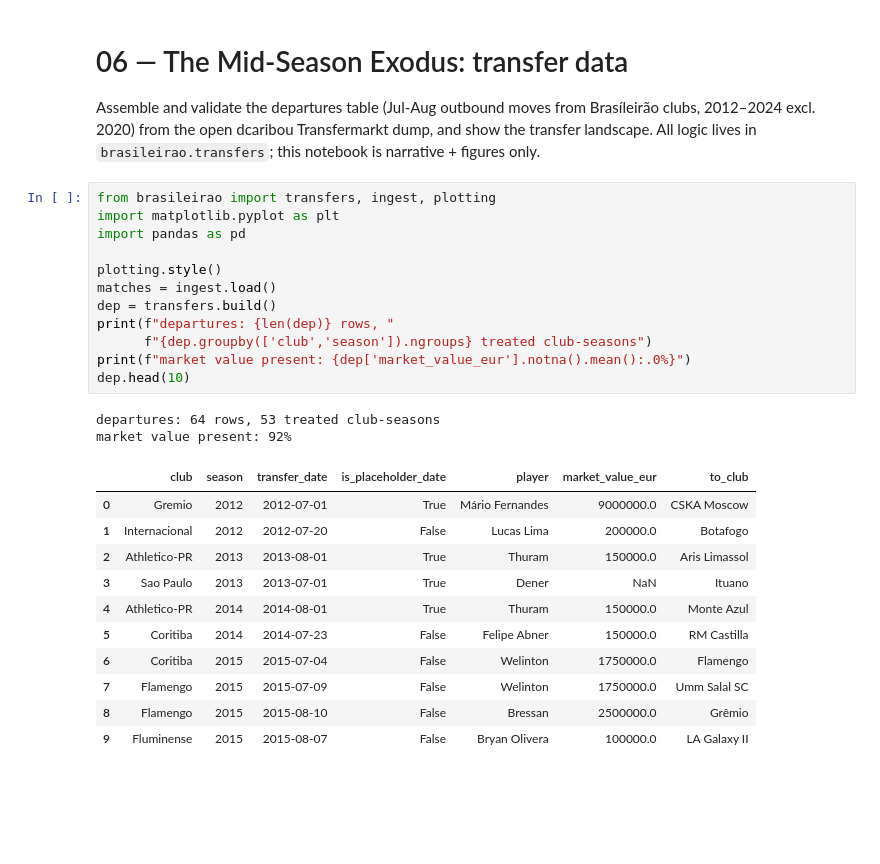
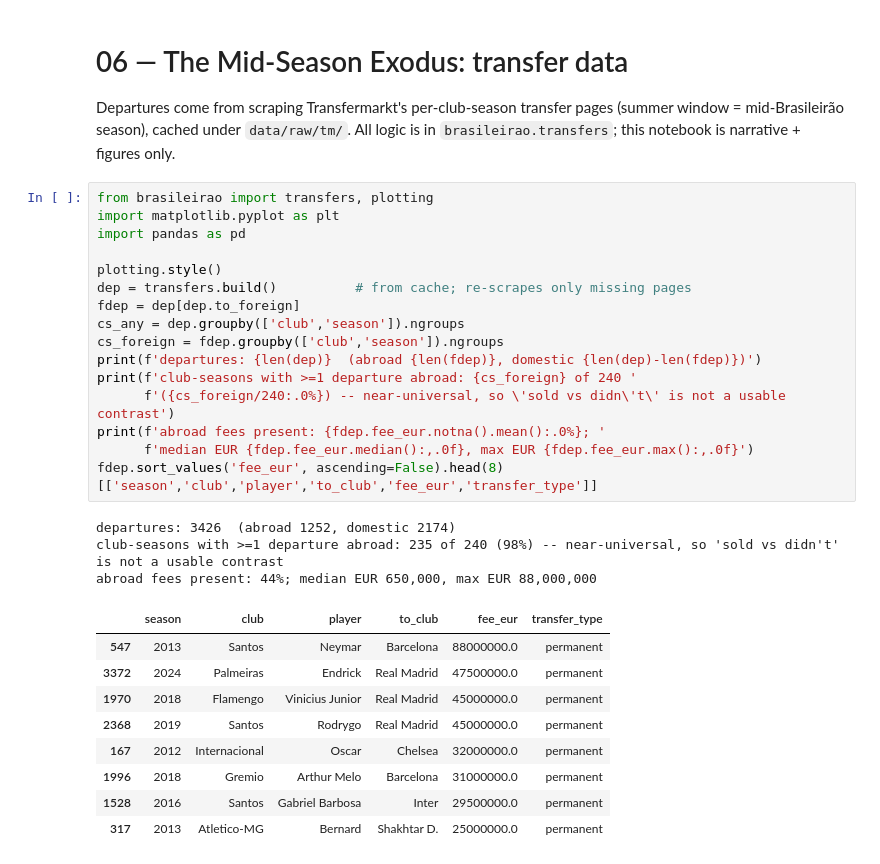
Before and after one commit to GuBohn/brasileirao-study, a Jupyter notebook: notebooks/06_transfer_data.ipynb, the cells around one changed output. Drawn from its saved outputs; the diff is of its cells as text; blank space fills up the shorter version.

```diff
--- a/notebooks/06_transfer_data.ipynb
+++ b/notebooks/06_transfer_data.ipynb
@@ -1,31 +1,34 @@
 # %% [markdown]
 # 06 — The Mid-Season Exodus: transfer data
 
-Assemble and validate the departures table (Jul-Aug outbound moves from Brasíleirão clubs, 2012–2024 excl. 2020) from the open dcaribou Transfermarkt dump, and show the transfer landscape. All logic lives in `brasileirao.transfers`; this notebook is narrative + figures only.
+Departures come from scraping Transfermarkt's per-club-season transfer pages (summer window = mid-Brasileirão season), cached under `data/raw/tm/`. All logic is in `brasileirao.transfers`; this notebook is narrative + figures only.
-# %%
-from brasileirao import transfers, ingest, plotting
-import matplotlib.pyplot as plt
-import pandas as pd
-
-plotting.style()
-matches = ingest.load()
-dep = transfers.build()
-print(f"departures: {len(dep)} rows, "
-      f"{dep.groupby(['club','season']).ngroups} treated club-seasons")
-print(f"market value present: {dep['market_value_eur'].notna().mean():.0%}")
-dep.head(10)
-# %% [output]
-departures: 64 rows, 53 treated club-seasons
-market value present: 92%
-|  | club | season | transfer_date | is_placeholder_date | player | market_value_eur | to_club |
-| 0 | Gremio | 2012 | 2012-07-01 | True | Mário Fernandes | 9000000.0 | CSKA Moscow |
-| 1 | Internacional | 2012 | 2012-07-20 | False | Lucas Lima | 200000.0 | Botafogo |
-| 2 | Athletico-PR | 2013 | 2013-08-01 | True | Thuram | 150000.0 | Aris Limassol |
-| 3 | Sao Paulo | 2013 | 2013-07-01 | True | Dener | NaN | Ituano |
-| 4 | Athletico-PR | 2014 | 2014-08-01 | True | Thuram | 150000.0 | Monte Azul |
-| 5 | Coritiba | 2014 | 2014-07-23 | False | Felipe Abner | 150000.0 | RM Castilla |
-| 6 | Coritiba | 2015 | 2015-07-04 | False | Welinton | 1750000.0 | Flamengo |
-| 7 | Flamengo | 2015 | 2015-07-09 | False | Welinton | 1750000.0 | Umm Salal SC |
-| 8 | Flamengo | 2015 | 2015-08-10 | False | Bressan | 2500000.0 | Grêmio |
-| 9 | Fluminense | 2015 | 2015-08-07 | False | Bryan Olivera | 100000.0 | LA Galaxy II |
+# %%
+from brasileirao import transfers, plotting
+import matplotlib.pyplot as plt
+import pandas as pd
+
+plotting.style()
+dep = transfers.build()          # from cache; re-scrapes only missing pages
+fdep = dep[dep.to_foreign]
+cs_any = dep.groupby(['club','season']).ngroups
+cs_foreign = fdep.groupby(['club','season']).ngroups
+print(f'departures: {len(dep)}  (abroad {len(fdep)}, domestic {len(dep)-len(fdep)})')
+print(f'club-seasons with >=1 departure abroad: {cs_foreign} of 240 '
+      f'({cs_foreign/240:.0%}) -- near-universal, so \'sold vs didn\'t\' is not a usable contrast')
+print(f'abroad fees present: {fdep.fee_eur.notna().mean():.0%}; '
+      f'median EUR {fdep.fee_eur.median():,.0f}, max EUR {fdep.fee_eur.max():,.0f}')
+fdep.sort_values('fee_eur', ascending=False).head(8)[['season','club','player','to_club','fee_eur','transfer_type']]
+# %% [output]
+departures: 3426  (abroad 1252, domestic 2174)
+club-seasons with >=1 departure abroad: 235 of 240 (98%) -- near-universal, so 'sold vs didn't' is not a usable contrast
+abroad fees present: 44%; median EUR 650,000, max EUR 88,000,000
+|  | season | club | player | to_club | fee_eur | transfer_type |
+| 547 | 2013 | Santos | Neymar | Barcelona | 88000000.0 | permanent |
+| 3372 | 2024 | Palmeiras | Endrick | Real Madrid | 47500000.0 | permanent |
+| 1970 | 2018 | Flamengo | Vinicius Junior | Real Madrid | 45000000.0 | permanent |
+| 2368 | 2019 | Santos | Rodrygo | Real Madrid | 45000000.0 | permanent |
+| 167 | 2012 | Internacional | Oscar | Chelsea | 32000000.0 | permanent |
+| 1996 | 2018 | Gremio | Arthur Melo | Barcelona | 31000000.0 | permanent |
+| 1528 | 2016 | Santos | Gabriel Barbosa | Inter | 29500000.0 | permanent |
+| 317 | 2013 | Atletico-MG | Bernard | Shakhtar D. | 25000000.0 | permanent |
 # %%
```
Also changed, not shown: parts of 3 cells of this notebook, 9 other files.
